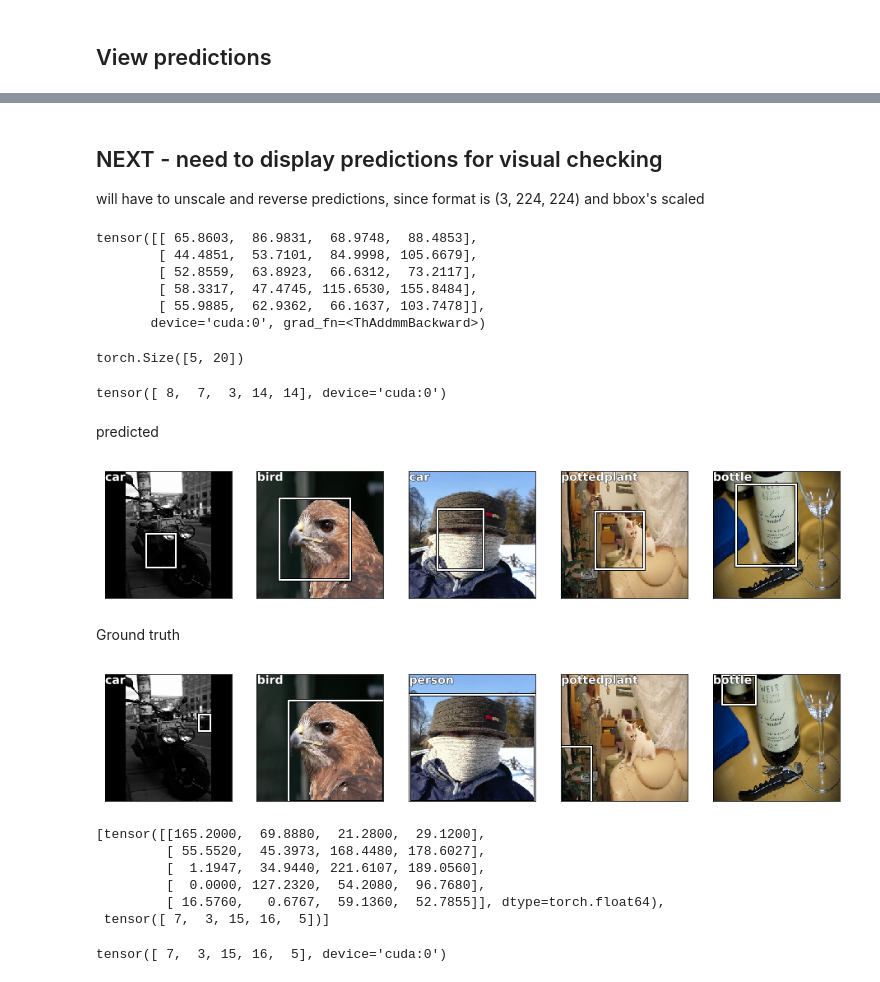
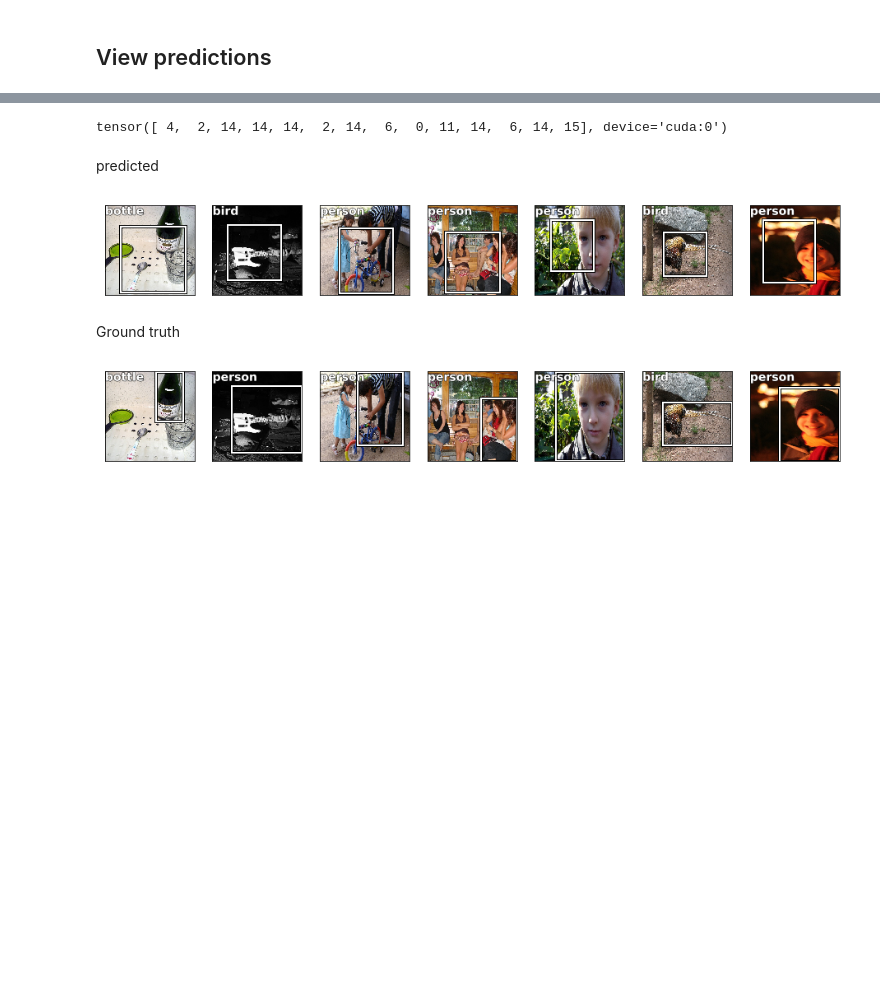
Before and after one commit to aaronlelevier/pytorch-practice, a Jupyter notebook: notebooks/pascal-explr-based-upon-fast-ai-course-bbox.ipynb, the cells around one changed output, grey strips where cells are left out. Saved outputs shown, nothing was run; the diff lists cells and outputs as text; code cells hidden in the pictures; blank space fills up the shorter version.

Commit message:
Largest object Bbox with class notebook final run with custom head still as a singular Linear layer

```diff
--- a/notebooks/pascal-explr-based-upon-fast-ai-course-bbox.ipynb
+++ b/notebooks/pascal-explr-based-upon-fast-ai-course-bbox.ipynb
@@ -268,0 +287,9 @@ def draw_text(ax, xy, txt, sz=14):
+# %%
+bbox_and_labels = []
+for x in train_data[ANNOTATIONS]:
+    if x[IMAGE_ID] == image_id:
+        print(x)
+        bbox_and_labels.append(
+            [x[BBOX], x[CATEGORY_ID]]
+        )
+bbox_and_labels
@@ -704,7 +722,7 @@ epoch_accuracies = {TRAIN: [], VAL: []}
 best_model_weights = copy.deepcopy(model_ft.state_dict())
 best_acc = 0.0
 # %%
-EPOCHS = 1
+EPOCHS = 5
 
 for epoch in tqdm(range(EPOCHS)):
     print('epoch:', epoch)
@@ -740,8 +758,8 @@ for epoch in tqdm(range(EPOCHS)):
             running_correct += torch.sum(preds == labels_0_indexed)
 
         # per epoch/phase
-        epoch_loss = running_loss / len(dataset)
-        epoch_acc = running_correct.double().item() / len(dataset)
+        epoch_loss = running_loss / dataset_sizes[phase]
+        epoch_acc = running_correct.double().item() / dataset_sizes[phase]
         epoch_losses[phase].append(epoch_loss)
         epoch_accuracies[phase].append(epoch_acc)
 
@@ -864,10 +880,3 @@ ResNet(
 )
 # %% [markdown]
 ## View predictions
-# %%
-preds_count = len(preds)
-fig, axes = plt.subplots(1, preds_count, figsize=(16, 16))
-for i, ax in enumerate(axes.flat):
-    im = np.transpose(inputs[i], (1, 2, 0))
-    ax = show_img(im, ax=ax)
-    draw_text(ax, (0,0), categories[preds[i].item()+1])
@@ -894,13 +882,0 @@ torch.Size([5, 3, 224, 224])
-# %%
-# fig, axes = plt.subplots(1, preds_count, figsize=(16, 16))
-# for i, ax in enumerate(axes.flat):
-
-i = 1
-inp = inputs[i]
-bbox = labels[0][i]
-cat = labels[1][i].item()
-
-im = np.transpose(inp, (1, 2, 0))
-ax = show_img(im)
-draw_rect(ax, bbox)
-draw_text(ax, (0,0), categories[cat])
@@ -909,60 +883,30 @@ draw_text(ax, (0,0), categories[cat])
-# %% [markdown]
-## NEXT - need to display predictions for visual checking
-
-will have to unscale and reverse predictions, since format is (3, 224, 224) and bbox's scaled
-# %%
-bbox_outputs, cat_outputs = outputs
-bbox_outputs
-# %% [output]
-tensor([[ 65.8603,  86.9831,  68.9748,  88.4853],
-        [ 44.4851,  53.7101,  84.9998, 105.6679],
-        [ 52.8559,  63.8923,  66.6312,  73.2117],
-        [ 58.3317,  47.4745, 115.6530, 155.8484],
-        [ 55.9885,  62.9362,  66.1637, 103.7478]],
-       device='cuda:0', grad_fn=<ThAddmmBackward>)
-# %%
-cat_outputs.shape
-# %% [output]
-torch.Size([5, 20])
 # %%
+bbox_outputs, cat_outputs = outputs
 _, preds = torch.max(cat_outputs, dim=1)
 preds
 # %% [output]
-tensor([ 8,  7,  3, 14, 14], device='cuda:0')
+tensor([ 4,  2, 14, 14, 14,  2, 14,  6,  0, 11, 14,  6, 14, 15], device='cuda:0')
 # %% [markdown]
 predicted
 # %%
 preds_count = len(preds)
-fig, axes = plt.subplots(1, preds_count, figsize=(16, 16))
+fig, axes = plt.subplots(1, 7, figsize=(16, 16))
 for i, ax in enumerate(axes.flat):
     im = np.transpose(inputs[i], (1, 2, 0))
     ax = show_img(im, ax=ax)
     draw_rect(ax, bbox_outputs[i])
     draw_text(ax, (0,0), categories[preds[i].item()+1])
 # %% [output]
-[figure, old version]
+[figure, new version]
 # %% [markdown]
 Ground truth
 # %%
 preds_count = len(preds)
-fig, axes = plt.subplots(1, preds_count, figsize=(16, 16))
+fig, axes = plt.subplots(1, 7, figsize=(16, 16))
 for i, ax in enumerate(axes.flat):
     im = np.transpose(inputs[i], (1, 2, 0))
     ax = show_img(im, ax=ax)
     draw_rect(ax, labels[0][i])
     draw_text(ax, (0,0), categories[labels[1][i].item()])
 # %% [output]
-[figure, old version]
+[figure, new version]
-# %%
-labels
-# %% [output]
-[tensor([[165.2000,  69.8880,  21.2800,  29.1200],
-         [ 55.5520,  45.3973, 168.4480, 178.6027],
-         [  1.1947,  34.9440, 221.6107, 189.0560],
-         [  0.0000, 127.2320,  54.2080,  96.7680],
-         [ 16.5760,   0.6767,  59.1360,  52.7855]], dtype=torch.float64),
- tensor([ 7,  3, 15, 16,  5])]
-# %%
-cat_labels
-# %% [output]
-tensor([ 7,  3, 15, 16,  5], device='cuda:0')
```
Also changed, not shown: parts of 66 cells of this notebook.
